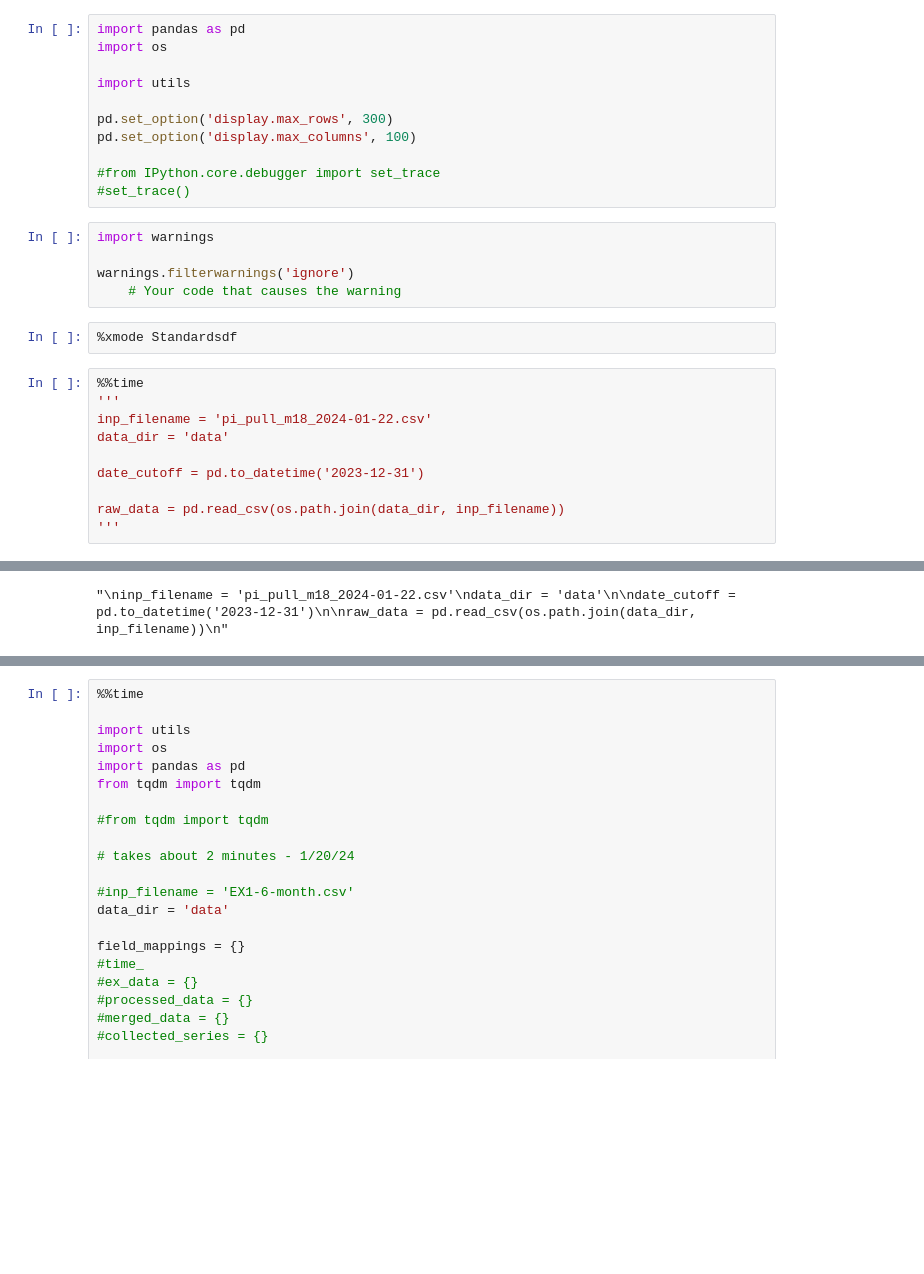
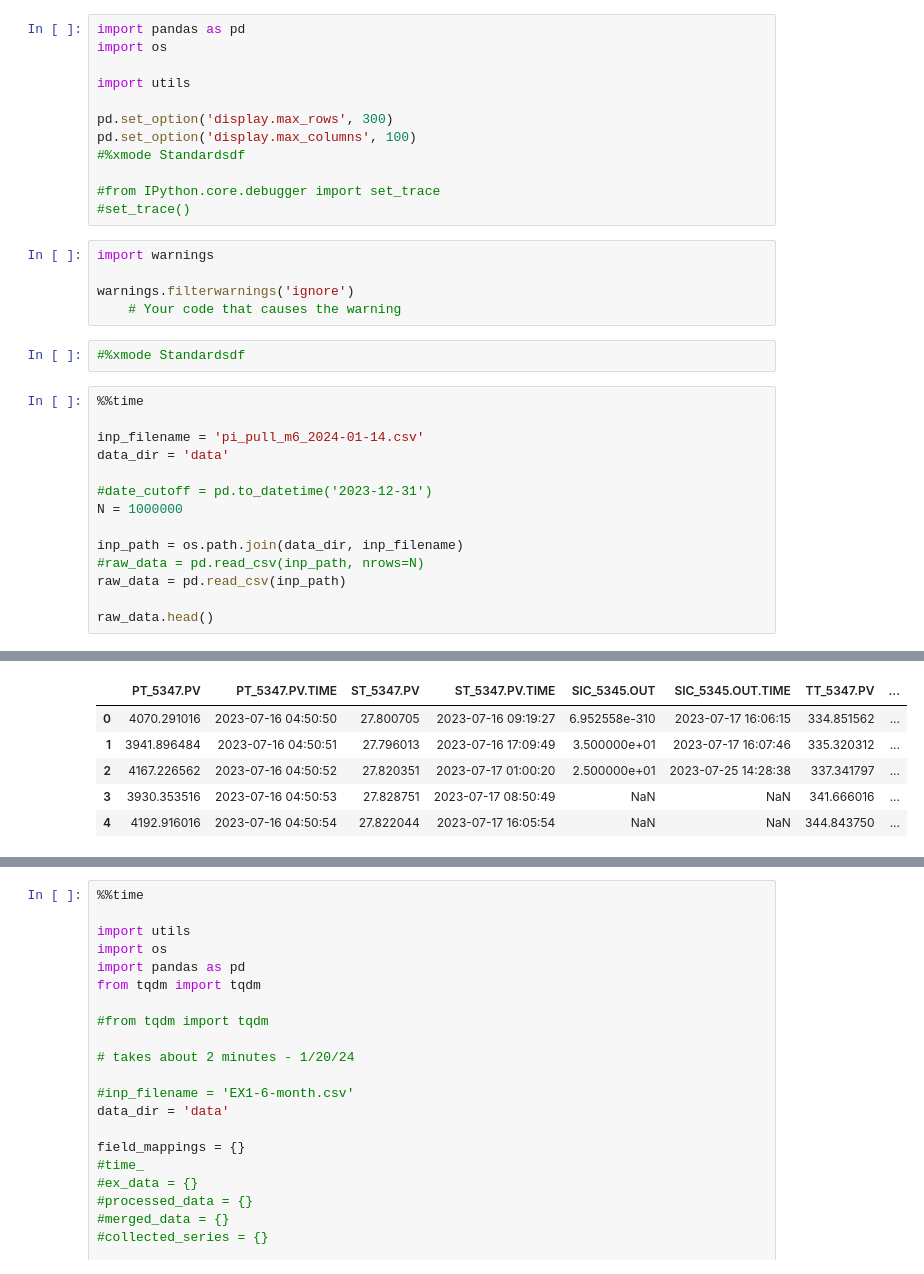
Before and after one commit to alterino/pellet_tech, a Jupyter notebook: model_dev/model_dev_preprocessing.ipynb, the cells around one changed output, grey strips where cells are left out. Cells and saved outputs as stored; diff of their text form; blank space fills up the shorter version.

```diff
--- a/model_dev/model_dev_preprocessing.ipynb
+++ b/model_dev/model_dev_preprocessing.ipynb
@@ -6,6 +6,7 @@ import utils
 
 pd.set_option('display.max_rows', 300)
 pd.set_option('display.max_columns', 100)
+#%xmode Standardsdf
 
 #from IPython.core.debugger import set_trace
 #set_trace()
@@ -15,15 +16,19 @@ import warnings
 warnings.filterwarnings('ignore')
     # Your code that causes the warning
 # %%
-%xmode Standardsdf
+#%xmode Standardsdf
 # %%
 %%time
-'''
-inp_filename = 'pi_pull_m18_2024-01-22.csv'
+
+inp_filename = 'pi_pull_m6_2024-01-14.csv'
 data_dir = 'data'
 
-date_cutoff = pd.to_datetime('2023-12-31')
+#date_cutoff = pd.to_datetime('2023-12-31')
+N = 1000000
 
-raw_data = pd.read_csv(os.path.join(data_dir, inp_filename))
-'''
+inp_path = os.path.join(data_dir, inp_filename)
+#raw_data = pd.read_csv(inp_path, nrows=N)
+raw_data = pd.read_csv(inp_path)
+
+raw_data.head()
 # %% [output]
@@ -32 +37,6 @@ Wall time: 4.77 µs
-"\ninp_filename = 'pi_pull_m18_2024-01-22.csv'\ndata_dir = 'data'\n\ndate_cutoff = pd.to_datetime('2023-12-31')\n\nraw_data = pd.read_csv(os.path.join(data_dir, inp_filename))\n"
+|  | PT_5347.PV | PT_5347.PV.TIME | ST_5347.PV | ST_5347.PV.TIME | SIC_5345.OUT | SIC_5345.OUT.TIME | TT_5347.PV | ... |
+| 0 | 4070.291016 | 2023-07-16 04:50:50 | 27.800705 | 2023-07-16 09:19:27 | 6.952558e-310 | 2023-07-17 16:06:15 | 334.851562 | ... |
+| 1 | 3941.896484 | 2023-07-16 04:50:51 | 27.796013 | 2023-07-16 17:09:49 | 3.500000e+01 | 2023-07-17 16:07:46 | 335.320312 | ... |
+| 2 | 4167.226562 | 2023-07-16 04:50:52 | 27.820351 | 2023-07-17 01:00:20 | 2.500000e+01 | 2023-07-25 14:28:38 | 337.341797 | ... |
+| 3 | 3930.353516 | 2023-07-16 04:50:53 | 27.828751 | 2023-07-17 08:50:49 | NaN | NaN | 341.666016 | ... |
+| 4 | 4192.916016 | 2023-07-16 04:50:54 | 27.822044 | 2023-07-17 16:05:54 | NaN | NaN | 344.843750 | ... |
```
Also changed, not shown: parts of 30 cells of this notebook, 2 other files.
